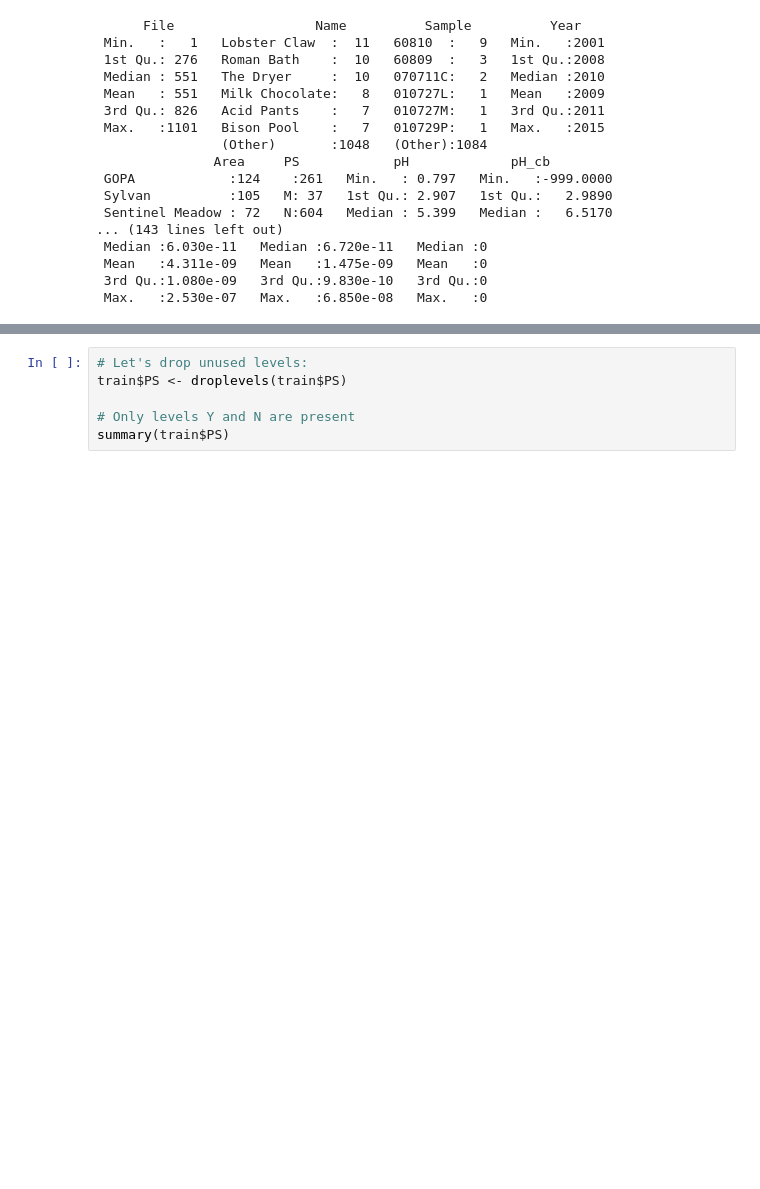
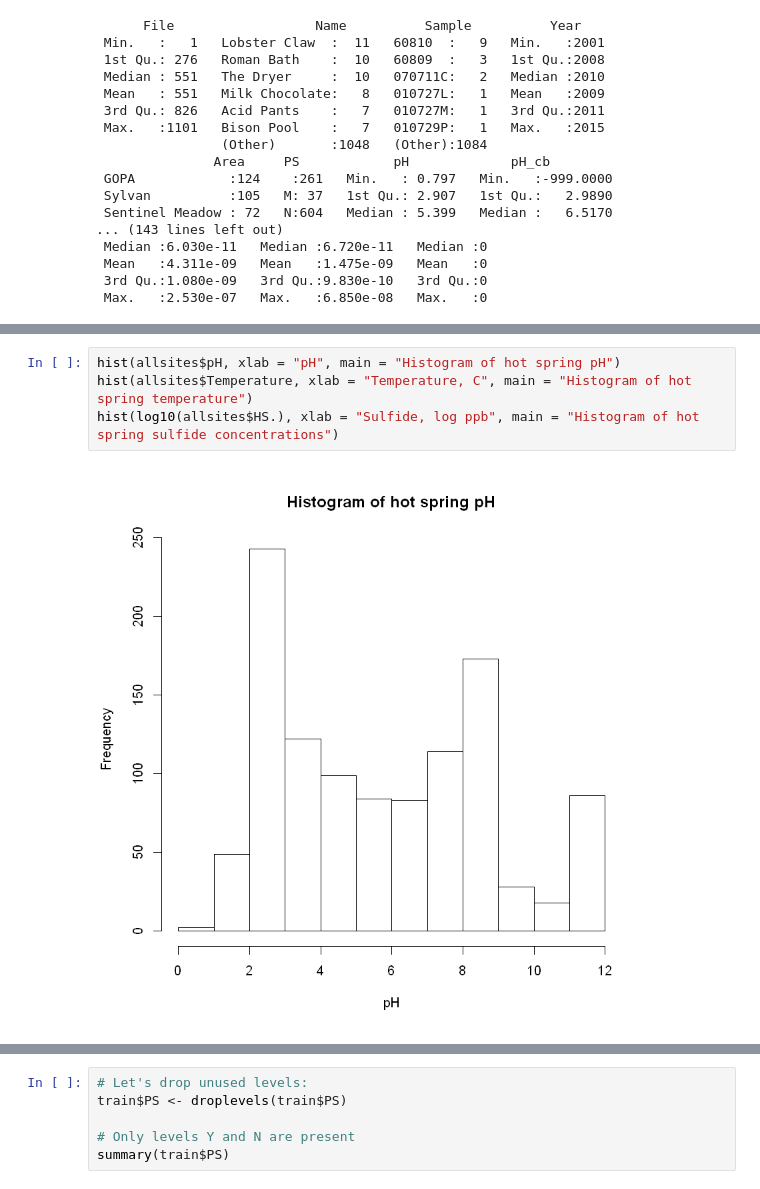
Before and after one commit to gmboyer/HydrothermalPhotosynthesis, a Jupyter notebook: HydrothermalPhotosynthesis.ipynb, the cells around one changed output, grey strips where cells are left out. Drawn from its saved outputs; the diff is of its cells as text; blank space fills up the shorter version.

```diff
--- a/HydrothermalPhotosynthesis.ipynb
+++ b/HydrothermalPhotosynthesis.ipynb
@@ -117,0 +59,6 @@ hist(log10(allsites$HS.))
+# %%
+hist(allsites$pH, xlab = "pH", main = "Histogram of hot spring pH")
+hist(allsites$Temperature, xlab = "Temperature, C", main = "Histogram of hot spring temperature")
+hist(log10(allsites$HS.), xlab = "Sulfide, log ppb", main = "Histogram of hot spring sulfide concentrations")
+# %% [output]
+[figure, added]
```
Also changed, not shown: parts of 19 cells of this notebook.
